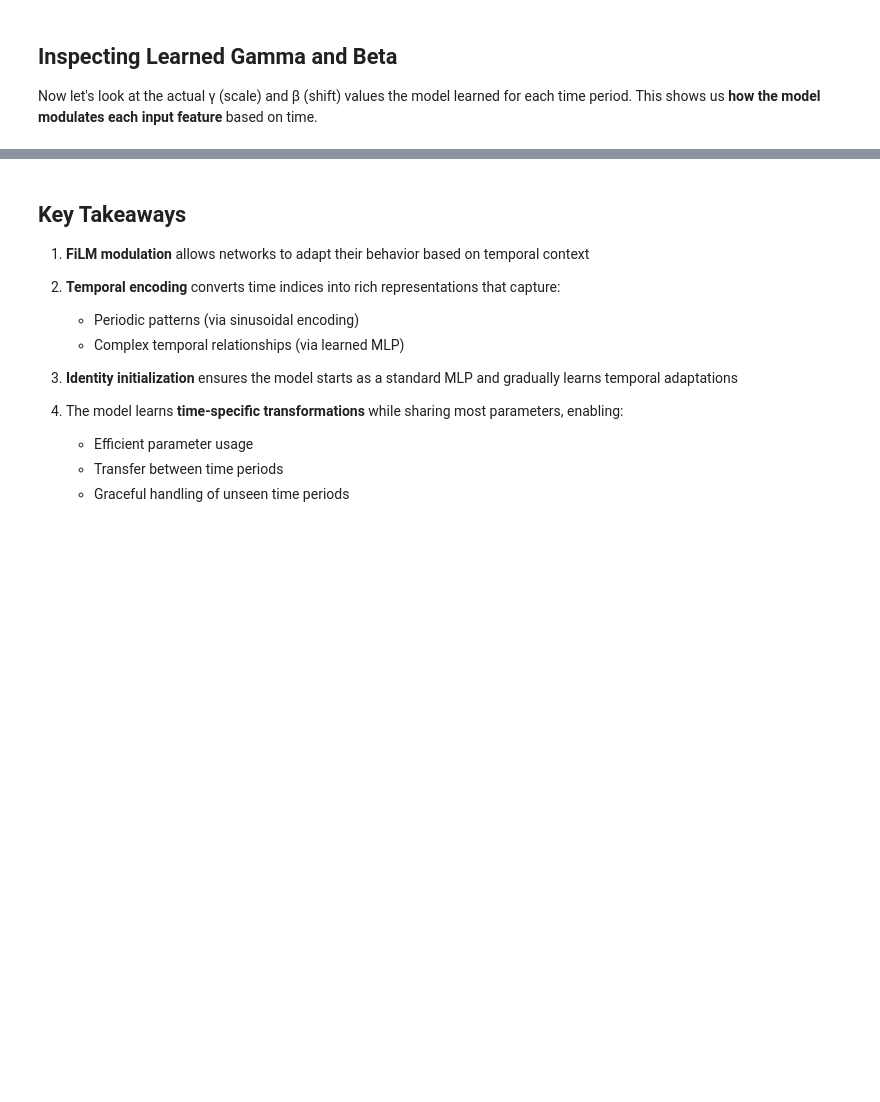
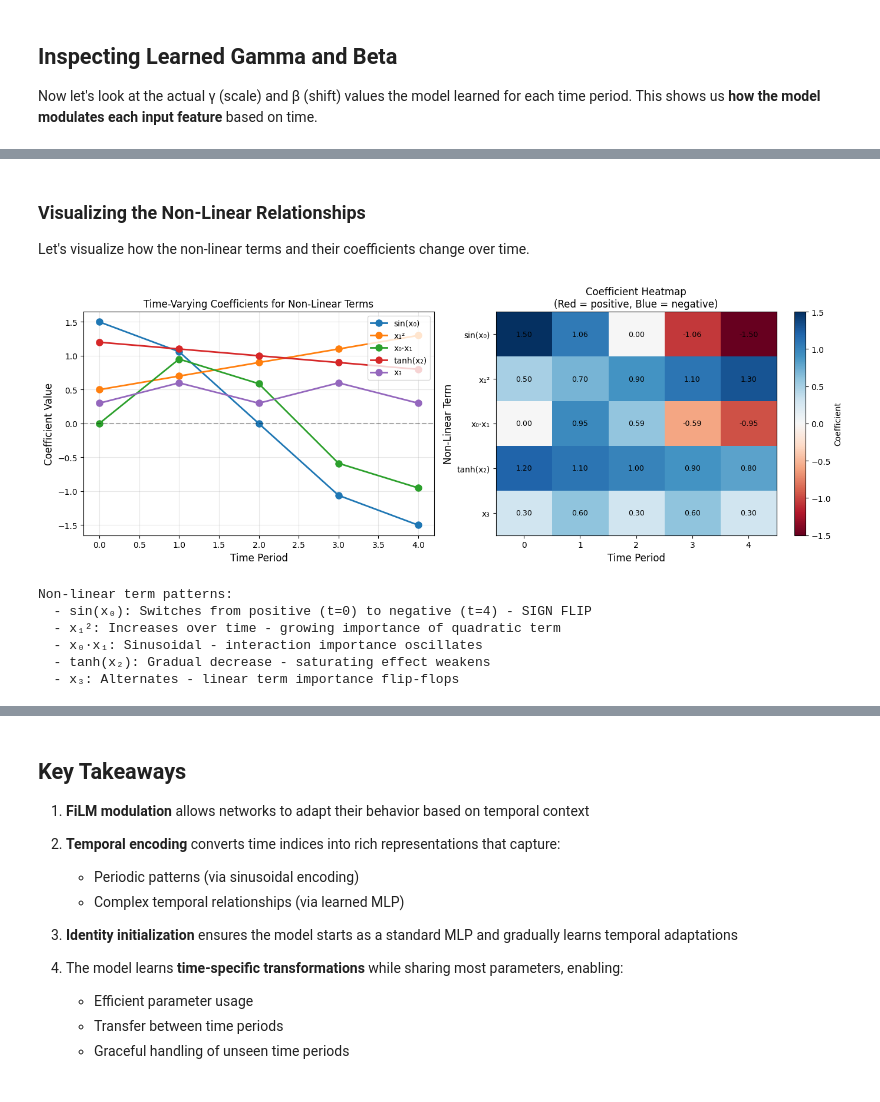
Before and after one commit to liamflynn1989/tabular-nn-research, a Jupyter notebook: tutorials/01_temporal_modulation.ipynb, the cells around one changed output, grey strips where cells are left out. Drawn from its saved outputs; the diff is of its cells as text; code cells hidden in the pictures; blank space fills up the shorter version.

```diff
--- a/tutorials/01_temporal_modulation.ipynb
+++ b/tutorials/01_temporal_modulation.ipynb
@@ -939,0 +1046,53 @@ If the model learned correctly, the right plot should show similar patterns.
+# %% [markdown]
+### Visualizing the Non-Linear Relationships
+
+Let's visualize how the non-linear terms and their coefficients change over time.
+# %%
+# Visualize the time-varying coefficients for each non-linear term
+fig, axes = plt.subplots(1, 2, figsize=(14, 5))
+
+# Plot 1: Coefficient values over time
+terms = list(true_coefs_nl[0].keys())
+coef_matrix = np.array([[true_coefs_nl[t][term] for term in terms] for t in range(5)])
+
+for i, term in enumerate(terms):
+    axes[0].plot(range(5), coef_matrix[:, i], 'o-', label=term, linewidth=2, markersize=8)
+axes[0].axhline(0, color='black', linestyle='--', alpha=0.3)
+axes[0].set_xlabel('Time Period', fontsize=12)
+axes[0].set_ylabel('Coefficient Value', fontsize=12)
+axes[0].set_title('Time-Varying Coefficients for Non-Linear Terms', fontsize=12)
+axes[0].legend(loc='upper right')
+axes[0].grid(True, alpha=0.3)
+
+# Plot 2: Heatmap of coefficients
+im = axes[1].imshow(coef_matrix.T, aspect='auto', cmap='RdBu',
+                     vmin=-np.abs(coef_matrix).max(), vmax=np.abs(coef_matrix).max())
+axes[1].set_xlabel('Time Period', fontsize=12)
+axes[1].set_ylabel('Non-Linear Term', fontsize=12)
+axes[1].set_title('Coefficient Heatmap\n(Red = positive, Blue = negative)', fontsize=12)
+axes[1].set_xticks(range(5))
+axes[1].set_yticks(range(len(terms)))
+axes[1].set_yticklabels(terms)
+plt.colorbar(im, ax=axes[1], label='Coefficient')
+
+for i in range(len(terms)):
+    for j in range(5):
+        axes[1].text(j, i, f'{coef_matrix[j, i]:.2f}', ha='center', va='center', fontsize=9)
+
+plt.tight_layout()
+plt.show()
+
+print("Non-linear term patterns:")
+print("  - sin(x₀): Switches from positive (t=0) to negative (t=4) - SIGN FLIP")
+print("  - x₁²: Increases over time - growing importance of quadratic term")
+print("  - x₀·x₁: Sinusoidal - interaction importance oscillates")
+print("  - tanh(x₂): Gradual decrease - saturating effect weakens")
+print("  - x₃: Alternates - linear term importance flip-flops")
+# %% [output]
+[figure, added]
+Non-linear term patterns:
+  - sin(x₀): Switches from positive (t=0) to negative (t=4) - SIGN FLIP
+  - x₁²: Increases over time - growing importance of quadratic term
+  - x₀·x₁: Sinusoidal - interaction importance oscillates
+  - tanh(x₂): Gradual decrease - saturating effect weakens
+  - x₃: Alternates - linear term importance flip-flops
```
Also changed, not shown: parts of 17 cells of this notebook.
